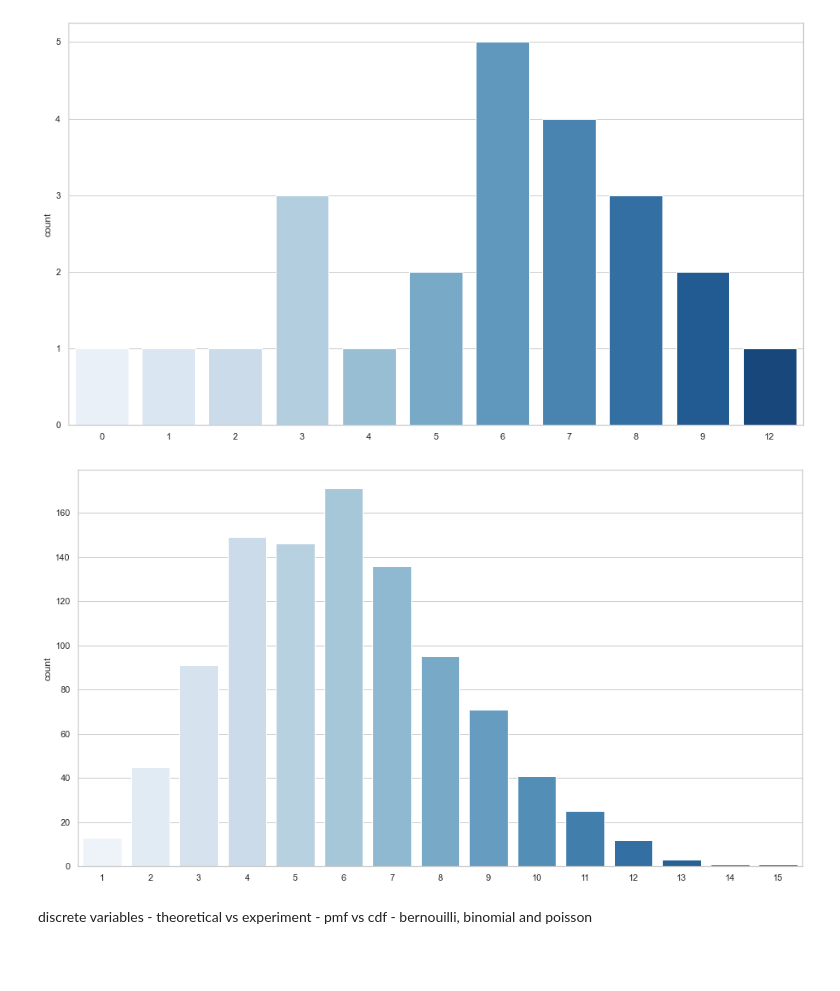
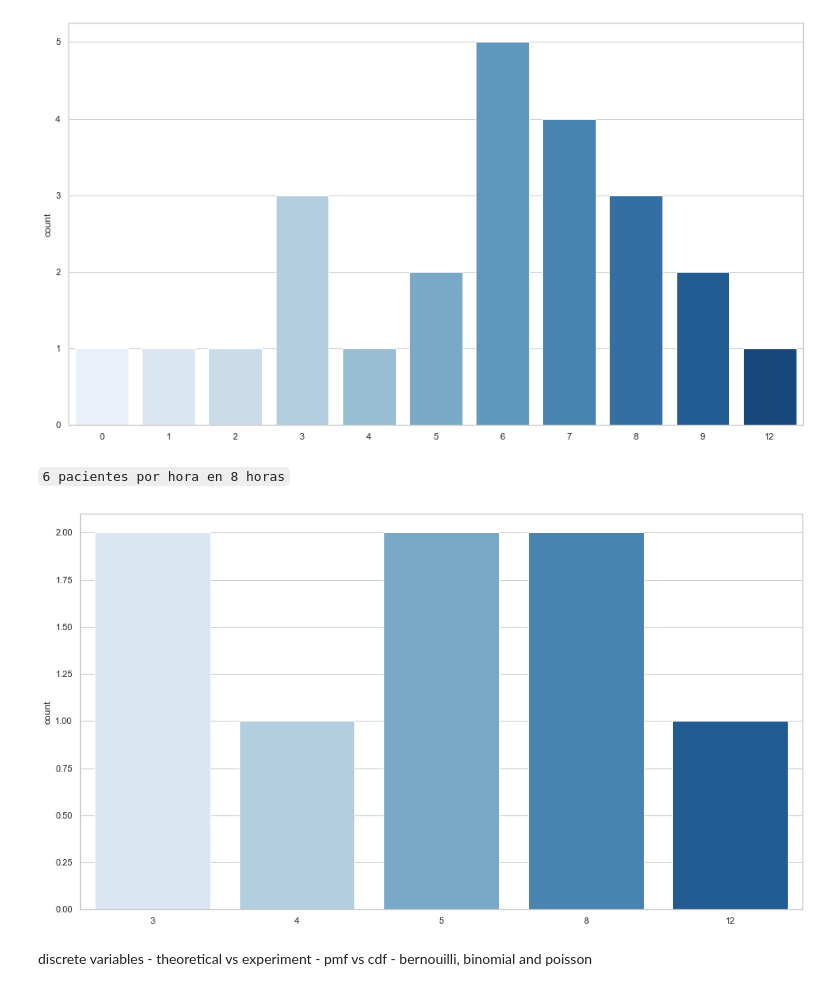
Before and after one commit to Ironhack-data-bcn-feb-2023/lectures, a Jupyter notebook: 29. Discrete distributions.ipynb, the cells around one changed output. Drawn from its saved outputs; the diff is of its cells as text; code cells hidden in the pictures; blank space fills up the shorter version.

```diff
--- a/29. Discrete distributions.ipynb
+++ b/29. Discrete distributions.ipynb
@@ -521,12 +529,14 @@ turno_8_horas
 sns.countplot(x = turno_8_horas, palette="Blues");
 # %% [output]
 [figure]
+# %% [markdown]
+`6 pacientes por hora en 8 horas`
 # %%
-turno_8_horas = poisson(6).rvs(1000) # un turno de 8
+turno_8_horas = poisson(6).rvs(8) # un turno de 8
 turno_8_horas
 sns.countplot(x = turno_8_horas, palette="Blues");
 # %% [output]
-[figure, old version]
+[figure, new version]
 # %% [markdown]
 discrete variables
     - theoretical vs experiment
```
Also changed, not shown: parts of 120 cells of this notebook.
